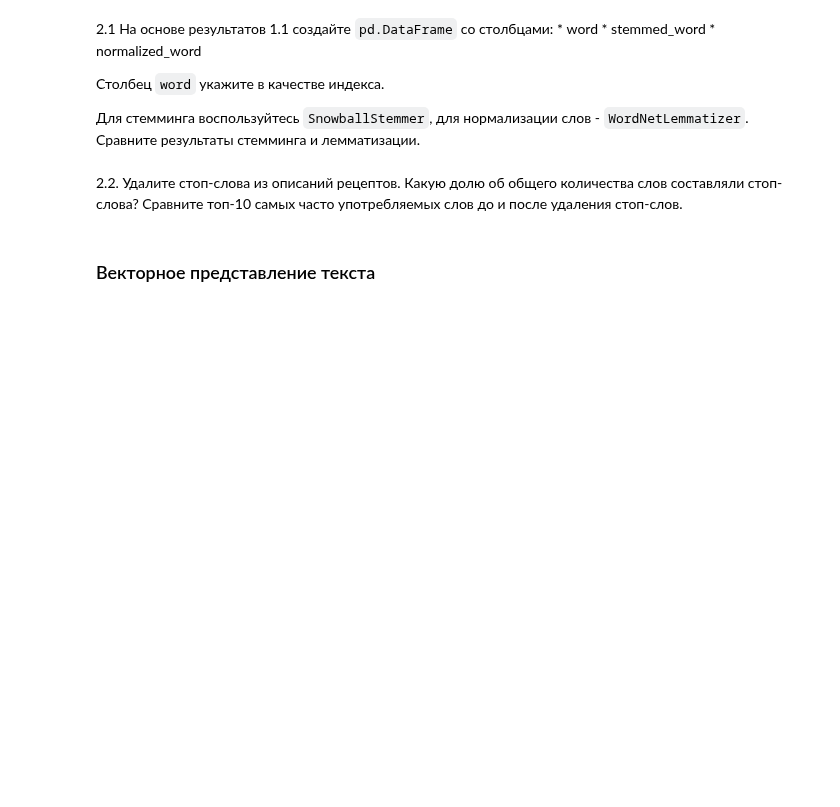
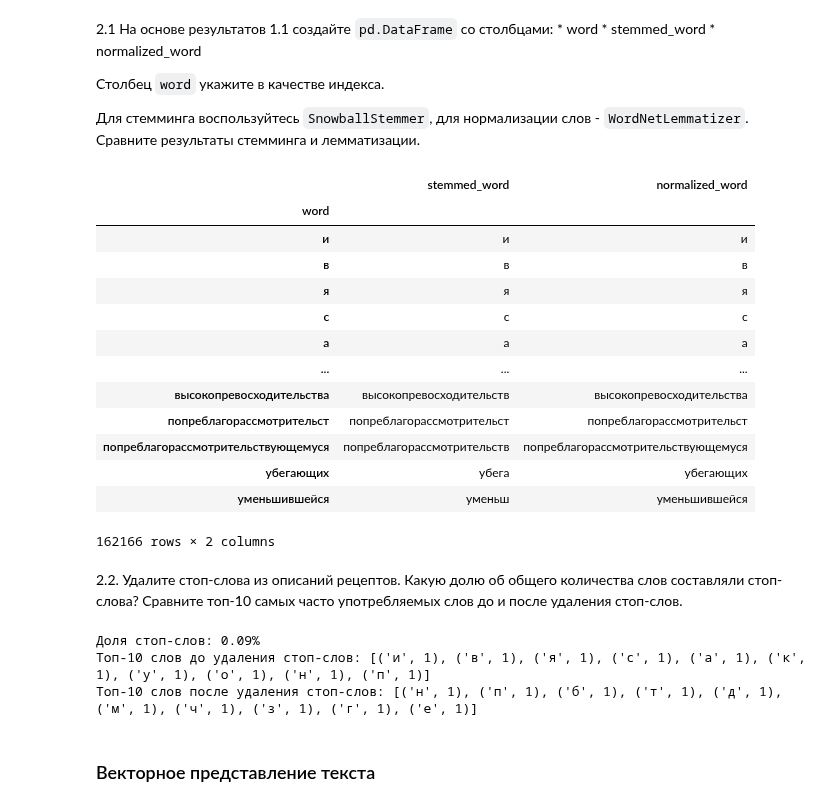
Before and after one commit to illCersei/TOD, a Jupyter notebook: 09_string_2_Фамилия_Имя.ipynb, the cells around one changed output. Cells and saved outputs as stored; diff of their text form; code cells hidden in the pictures; blank space fills up the shorter version.

```diff
--- a/09_string_2_Фамилия_Имя.ipynb
+++ b/09_string_2_Фамилия_Имя.ipynb
@@ -65,8 +110,73 @@ print('Уникальные слова:', unique_words)
 Столбец `word` укажите в качестве индекса.
 
 Для стемминга воспользуйтесь `SnowballStemmer`, для нормализации слов - `WordNetLemmatizer`. Сравните результаты стемминга и лемматизации.
+# %%
+import pandas as pd
+from nltk.stem import SnowballStemmer
+from nltk.stem import WordNetLemmatizer
+
+# Инициализируем стеммер и лемматизатор
+stemmer = SnowballStemmer('russian')
+lemmatizer = WordNetLemmatizer()
+
+# Создаем DataFrame
+df = pd.DataFrame(words, columns=['word'])
+
+# Применяем стемминг и лемматизацию
+df['stemmed_word'] = df['word'].apply(stemmer.stem)
+df['normalized_word'] = df['word'].apply(lemmatizer.lemmatize)
+
+# Указываем 'word' в качестве индекса
+df.set_index('word', inplace=True)
+
+# Выводим DataFrame
+df
+# %% [output]
+|  | stemmed_word | normalized_word |
+| word |  |  |
+| и | и | и |
+| в | в | в |
+| я | я | я |
+| с | с | с |
+| а | а | а |
+| ... | ... | ... |
+| высокопревосходительства | высокопревосходительств | высокопревосходительства |
+| попреблагорассмотрительст | попреблагорассмотрительст | попреблагорассмотрительст |
+| попреблагорассмотрительствующемуся | попреблагорассмотрительств | попреблагорассмотрительствующемуся |
+| убегающих | убега | убегающих |
+| уменьшившейся | уменьш | уменьшившейся |
+162166 rows × 2 columns
 # %% [markdown]
 2.2. Удалите стоп-слова из описаний рецептов. Какую долю об общего количества слов составляли стоп-слова? Сравните топ-10 самых часто употребляемых слов до и после удаления стоп-слов.
+# %%
+from nltk.corpus import stopwords
+from collections import Counter
+
+# Получаем стоп-слова для русского языка
+stop_words = set(stopwords.words('russian'))
+
+# Удаляем стоп-слова
+filtered_words = [word for word in words if word.lower() not in stop_words]
+
+# Подсчитываем частоту слов до и после удаления стоп-слов
+original_word_counts = Counter(words)
+filtered_word_counts = Counter(filtered_words)
+
+# Рассчитываем долю стоп-слов
+stop_words_count = len(words) - len(filtered_words)
+stop_words_ratio = stop_words_count / len(words)
+
+# Сравниваем топ-10 самых частых слов до и после удаления стоп-слов
+top_10_original = original_word_counts.most_common(10)
+top_10_filtered = filtered_word_counts.most_common(10)
+
+print(f'Доля стоп-слов: {stop_words_ratio:.2%}')
+print('Топ-10 слов до удаления стоп-слов:', top_10_original)
+print('Топ-10 слов после удаления стоп-слов:', top_10_filtered)
+# %% [output]
+Доля стоп-слов: 0.09%
+Топ-10 слов до удаления стоп-слов: [('и', 1), ('в', 1), ('я', 1), ('с', 1), ('а', 1), ('к', 1), ('у', 1), ('о', 1), ('н', 1), ('п', 1)]
+Топ-10 слов после удаления стоп-слов: [('н', 1), ('п', 1), ('б', 1), ('т', 1), ('д', 1), ('м', 1), ('ч', 1), ('з', 1), ('г', 1), ('е', 1)]
 # %% [markdown]
 ### Векторное представление текста
 # %% [markdown]
```
Also changed, not shown: parts of 7 cells of this notebook.
